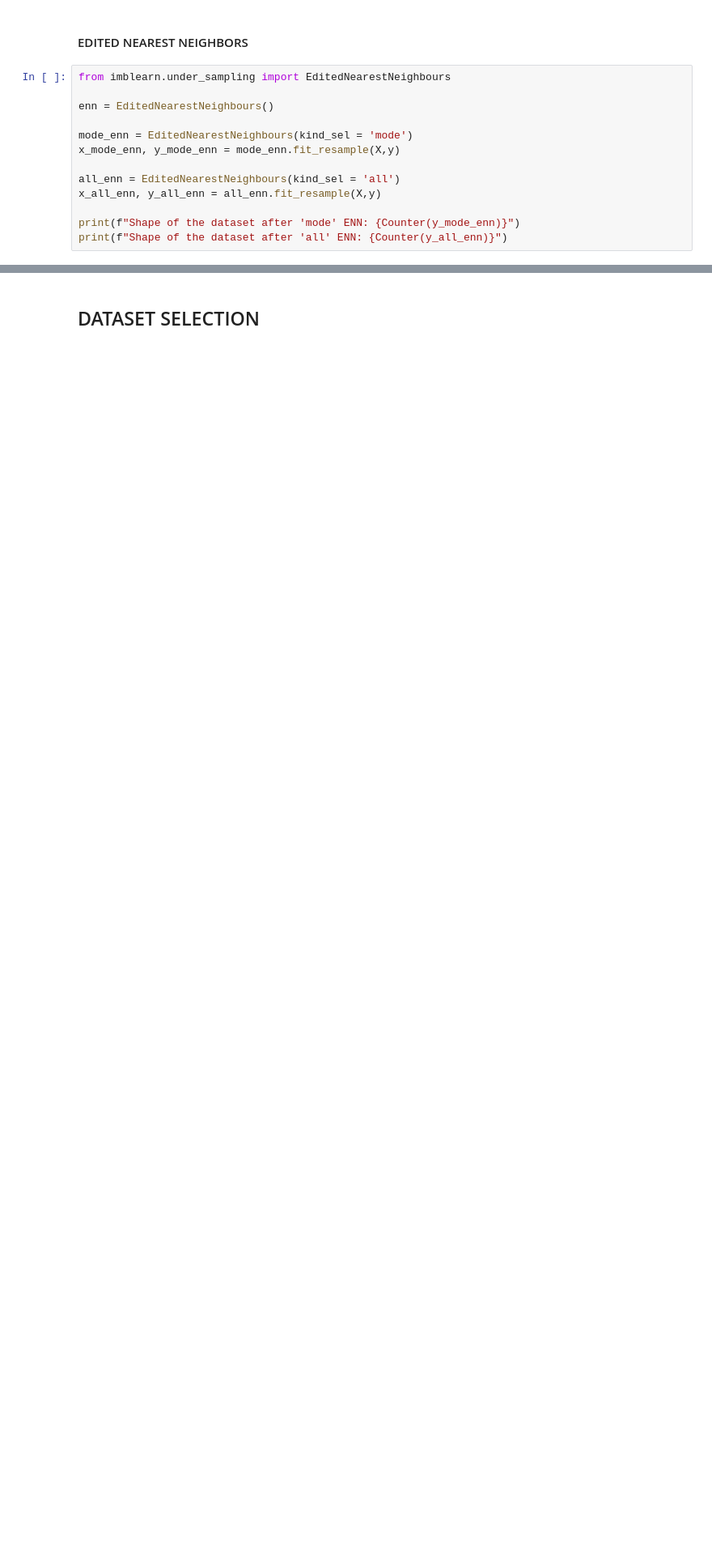
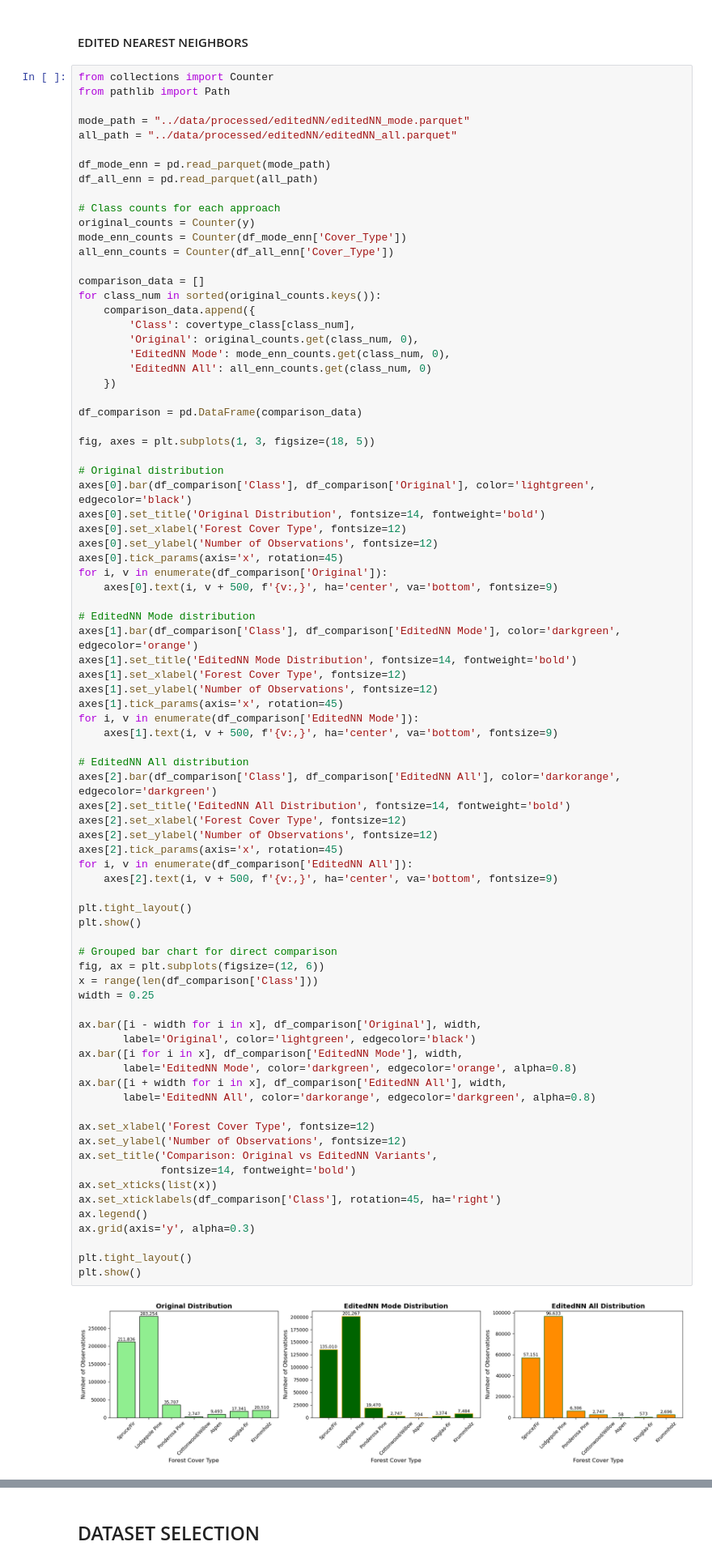
Before and after one commit to ineguiluz1/Forest-Covertype-Prediction-AML, a Jupyter notebook: notebooks/imbalance_analysis_and_mitigation.ipynb, the cells around one changed output, grey strips where cells are left out. Shown at 81% size. Saved outputs shown, nothing was run; the diff lists cells and outputs as text; blank space fills up the shorter version.

Commit message:
Edited Neares Neighbours

```diff
--- a/notebooks/imbalance_analysis_and_mitigation.ipynb
+++ b/notebooks/imbalance_analysis_and_mitigation.ipynb
@@ -411,15 +411,85 @@ Shape of the dataset after Tomek's Links: Counter({2: 230384, 1: 164325, 3: 2488
 # %% [markdown]
 #### EDITED NEAREST NEIGHBORS
 # %%
-from imblearn.under_sampling import EditedNearestNeighbours
+from collections import Counter
+from pathlib import Path
 
-enn = EditedNearestNeighbours()
+mode_path = "../data/processed/editedNN/editedNN_mode.parquet"
+all_path = "../data/processed/editedNN/editedNN_all.parquet"
 
-mode_enn = EditedNearestNeighbours(kind_sel = 'mode')
-x_mode_enn, y_mode_enn = mode_enn.fit_resample(X,y)
+df_mode_enn = pd.read_parquet(mode_path)
+df_all_enn = pd.read_parquet(all_path)
 
-all_enn = EditedNearestNeighbours(kind_sel = 'all')
-x_all_enn, y_all_enn = all_enn.fit_resample(X,y)
+# Class counts for each approach
+original_counts = Counter(y)
+mode_enn_counts = Counter(df_mode_enn['Cover_Type'])
+all_enn_counts = Counter(df_all_enn['Cover_Type'])
 
-print(f"Shape of the dataset after 'mode' ENN: {Counter(y_mode_enn)}")
-print(f"Shape of the dataset after 'all' ENN: {Counter(y_all_enn)}")
+comparison_data = []
+for class_num in sorted(original_counts.keys()):
+    comparison_data.append({
+        'Class': covertype_class[class_num],
+        'Original': original_counts.get(class_num, 0),
+        'EditedNN Mode': mode_enn_counts.get(class_num, 0),
+        'EditedNN All': all_enn_counts.get(class_num, 0)
+    })
+
+df_comparison = pd.DataFrame(comparison_data)
+
+fig, axes = plt.subplots(1, 3, figsize=(18, 5))
+
+# Original distribution
+axes[0].bar(df_comparison['Class'], df_comparison['Original'], color='lightgreen', edgecolor='black')
+axes[0].set_title('Original Distribution', fontsize=14, fontweight='bold')
+axes[0].set_xlabel('Forest Cover Type', fontsize=12)
+axes[0].set_ylabel('Number of Observations', fontsize=12)
+axes[0].tick_params(axis='x', rotation=45)
+for i, v in enumerate(df_comparison['Original']):
+    axes[0].text(i, v + 500, f'{v:,}', ha='center', va='bottom', fontsize=9)
+
+# EditedNN Mode distribution
+axes[1].bar(df_comparison['Class'], df_comparison['EditedNN Mode'], color='darkgreen', edgecolor='orange')
+axes[1].set_title('EditedNN Mode Distribution', fontsize=14, fontweight='bold')
+axes[1].set_xlabel('Forest Cover Type', fontsize=12)
+axes[1].set_ylabel('Number of Observations', fontsize=12)
+axes[1].tick_params(axis='x', rotation=45)
+for i, v in enumerate(df_comparison['EditedNN Mode']):
+    axes[1].text(i, v + 500, f'{v:,}', ha='center', va='bottom', fontsize=9)
+
+# EditedNN All distribution
+axes[2].bar(df_comparison['Class'], df_comparison['EditedNN All'], color='darkorange', edgecolor='darkgreen')
+axes[2].set_title('EditedNN All Distribution', fontsize=14, fontweight='bold')
+axes[2].set_xlabel('Forest Cover Type', fontsize=12)
+axes[2].set_ylabel('Number of Observations', fontsize=12)
+axes[2].tick_params(axis='x', rotation=45)
+for i, v in enumerate(df_comparison['EditedNN All']):
+    axes[2].text(i, v + 500, f'{v:,}', ha='center', va='bottom', fontsize=9)
+
+plt.tight_layout()
+plt.show()
+
+# Grouped bar chart for direct comparison
+fig, ax = plt.subplots(figsize=(12, 6))
+x = range(len(df_comparison['Class']))
+width = 0.25
+
+ax.bar([i - width for i in x], df_comparison['Original'], width,
+       label='Original', color='lightgreen', edgecolor='black')
+ax.bar([i for i in x], df_comparison['EditedNN Mode'], width,
+       label='EditedNN Mode', color='darkgreen', edgecolor='orange', alpha=0.8)
+ax.bar([i + width for i in x], df_comparison['EditedNN All'], width,
+       label='EditedNN All', color='darkorange', edgecolor='darkgreen', alpha=0.8)
+
+ax.set_xlabel('Forest Cover Type', fontsize=12)
+ax.set_ylabel('Number of Observations', fontsize=12)
+ax.set_title('Comparison: Original vs EditedNN Variants',
+             fontsize=14, fontweight='bold')
+ax.set_xticks(list(x))
+ax.set_xticklabels(df_comparison['Class'], rotation=45, ha='right')
+ax.legend()
+ax.grid(axis='y', alpha=0.3)
+
+plt.tight_layout()
+plt.show()
+# %% [output]
+[figure, added]
```
Also changed, not shown: parts of 1 cell of this notebook, 3 other files.
